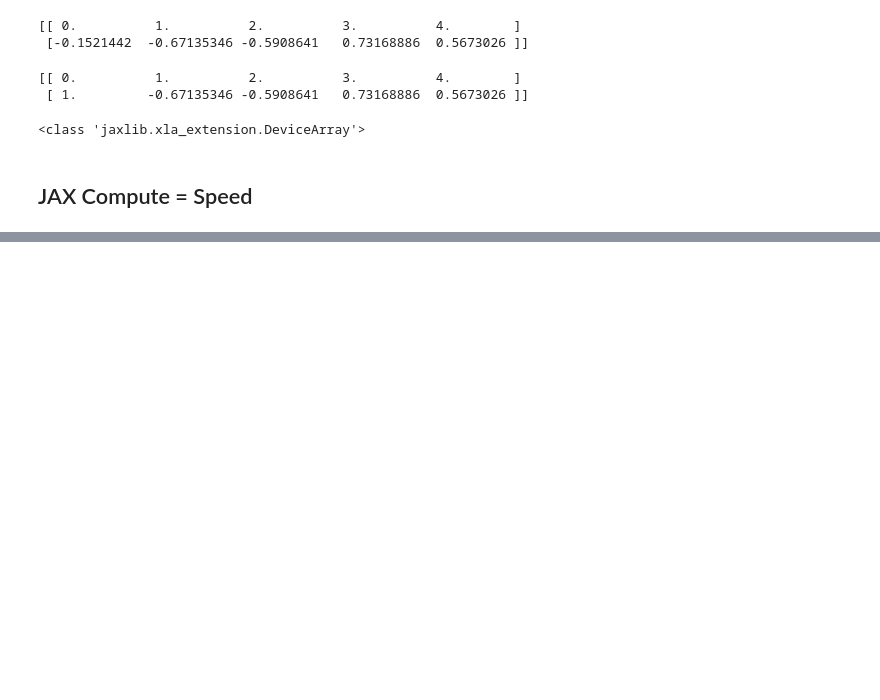
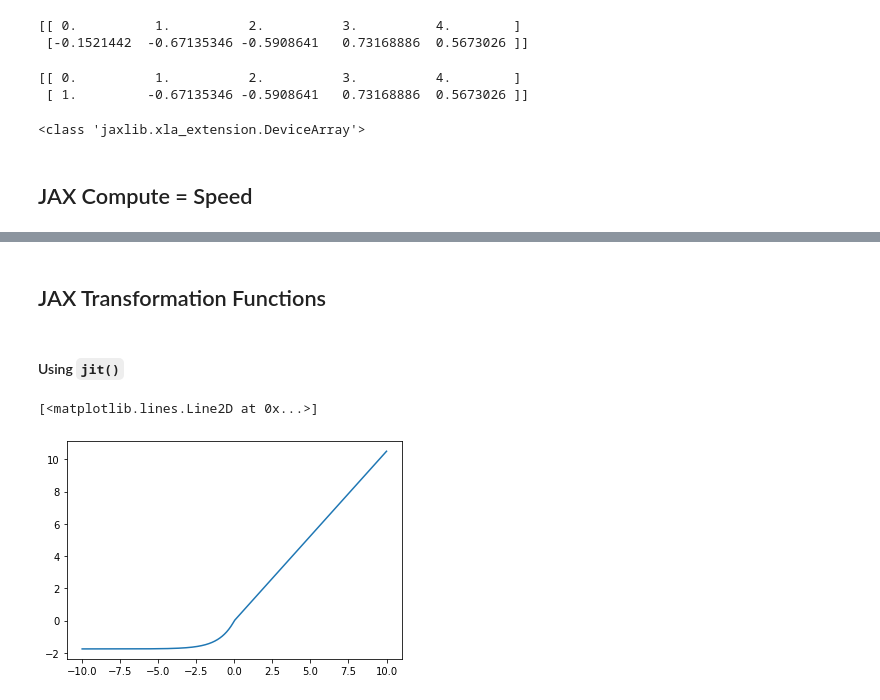
Before and after one commit to kamath-abhijith/JAX_Tools, a Jupyter notebook: 01_GettingStarted.ipynb, the cells around one changed output, grey strips where cells are left out. Cells and saved outputs as stored; diff of their text form; code cells hidden in the pictures; blank space fills up the shorter version.

````diff
--- a/01_GettingStarted.ipynb
+++ b/01_GettingStarted.ipynb
@@ -84,0 +88,13 @@ x_np_device = device_put(x_np)
+# %% [markdown]
+## JAX Transformation Functions
+# %% [markdown]
+#### Using ```jit()```
+# %%
+def selu(x, alpha=1.67, lmbda=1.05):
+    return lmbda * jnp.where(x > 0, x, alpha * jnp.exp(x) - alpha)
+
+x = jnp.linspace(-10,10,1000)
+plt.plot(x, selu(x))
+# %% [output]
+[<matplotlib.lines.Line2D at 0x...>]
+[figure, added]
````
Also changed, not shown: parts of 10 cells of this notebook.
